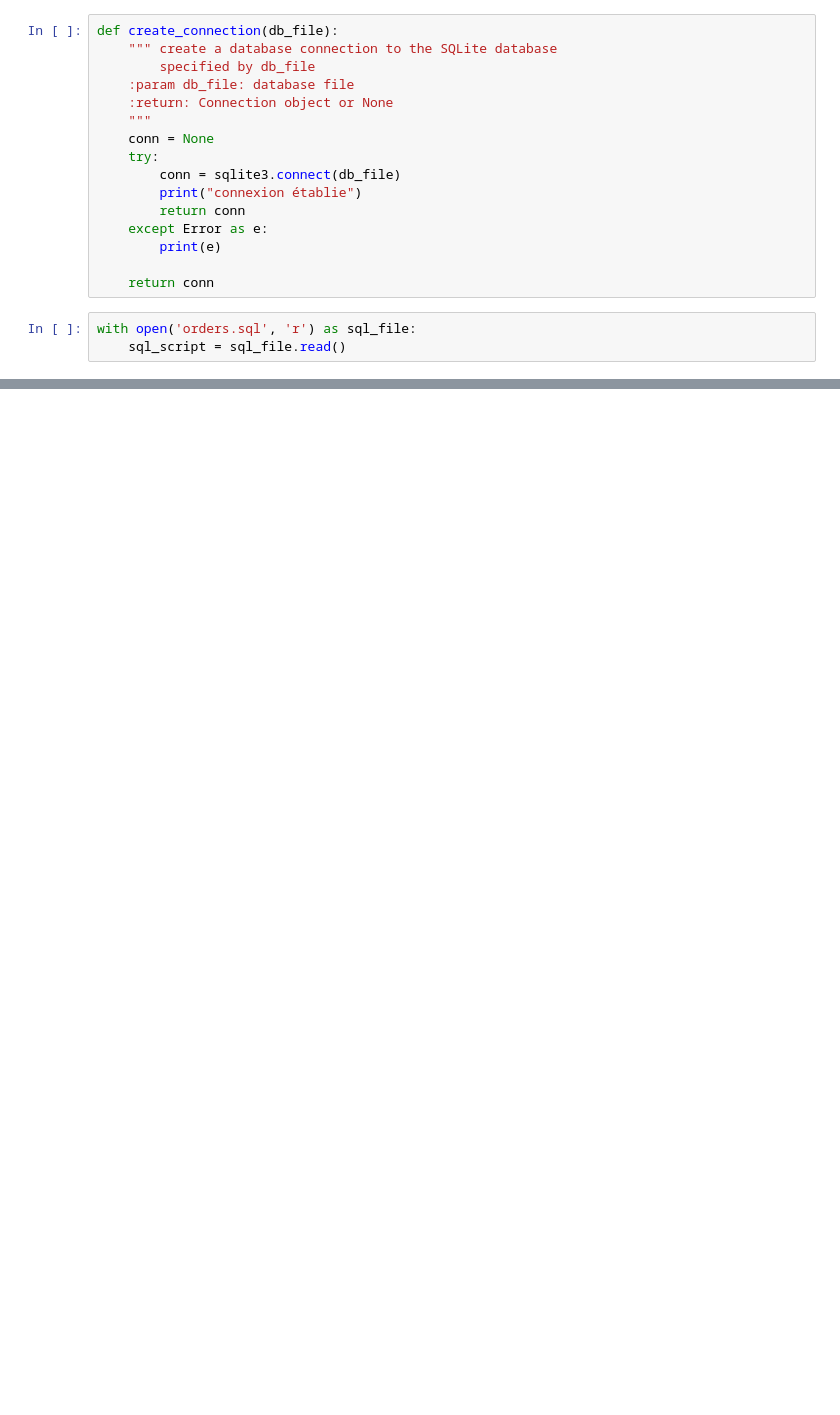
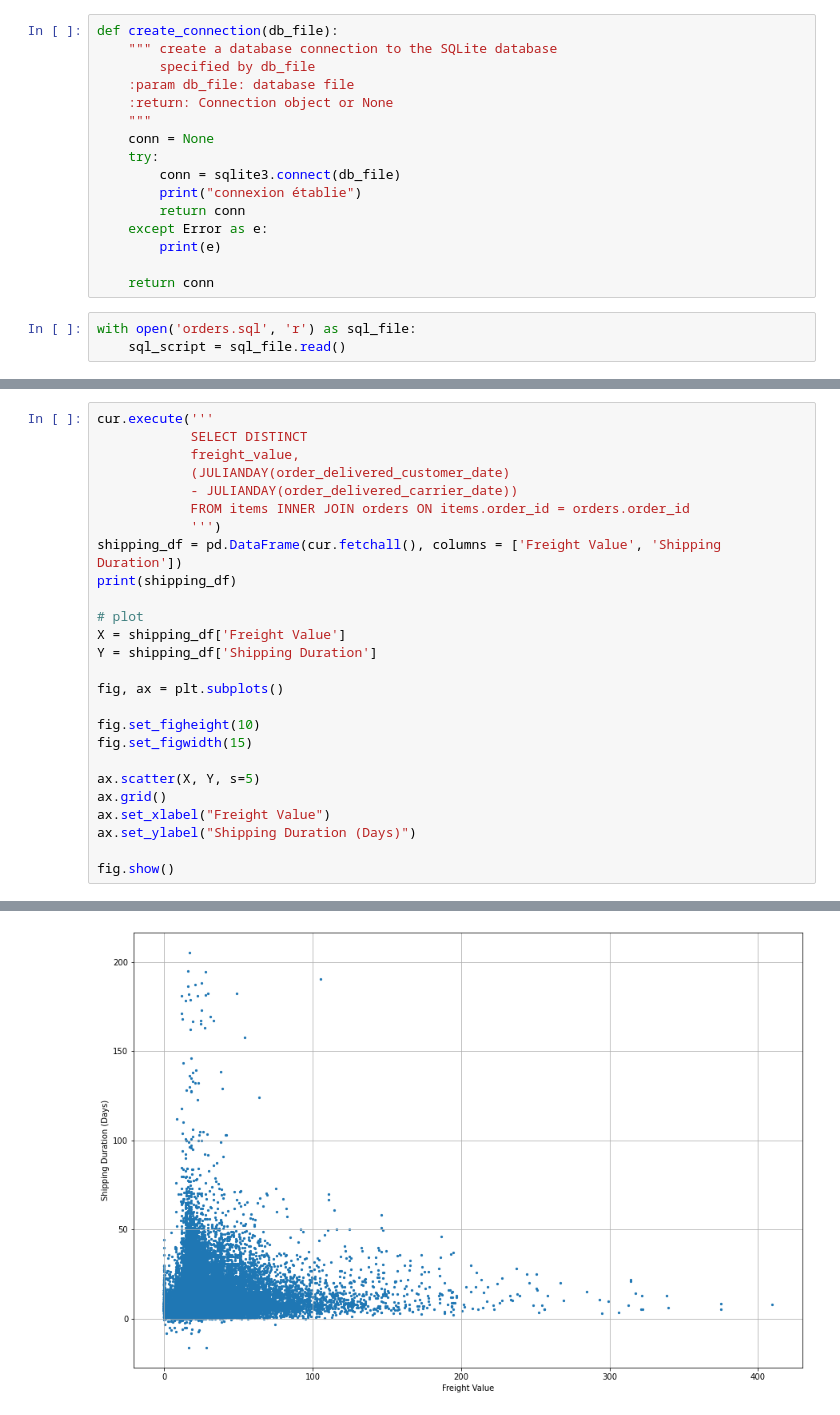
Before and after one commit to Data-dream-team-Laurence/Brief-data-dream-team, a Jupyter notebook: prediction/Untitled.ipynb, the cells around one changed output, grey strips where cells are left out. Drawn from its saved outputs; the diff is of its cells as text; blank space fills up the shorter version.

```diff
--- a/prediction/Untitled.ipynb
+++ b/prediction/Untitled.ipynb
@@ -29,0 +31,27 @@ cur.executescript(sql_script)
+# %%
+cur.execute('''
+            SELECT DISTINCT
+            freight_value,
+            (JULIANDAY(order_delivered_customer_date)
+            - JULIANDAY(order_delivered_carrier_date))
+            FROM items INNER JOIN orders ON items.order_id = orders.order_id
+            ''')
+shipping_df = pd.DataFrame(cur.fetchall(), columns = ['Freight Value', 'Shipping Duration'])
+print(shipping_df)
+
+# plot
+X = shipping_df['Freight Value']
+Y = shipping_df['Shipping Duration']
+
+fig, ax = plt.subplots()
+
+fig.set_figheight(10)
+fig.set_figwidth(15)
+
+ax.scatter(X, Y, s=5)
+ax.grid()
+ax.set_xlabel("Freight Value")
+ax.set_ylabel("Shipping Duration (Days)")
+
+fig.show()
+# %% [output]
@@ -29,0 +72 @@ cur.executescript(sql_script)
+[figure, added]
```
Also changed, not shown: parts of 4 cells of this notebook.
